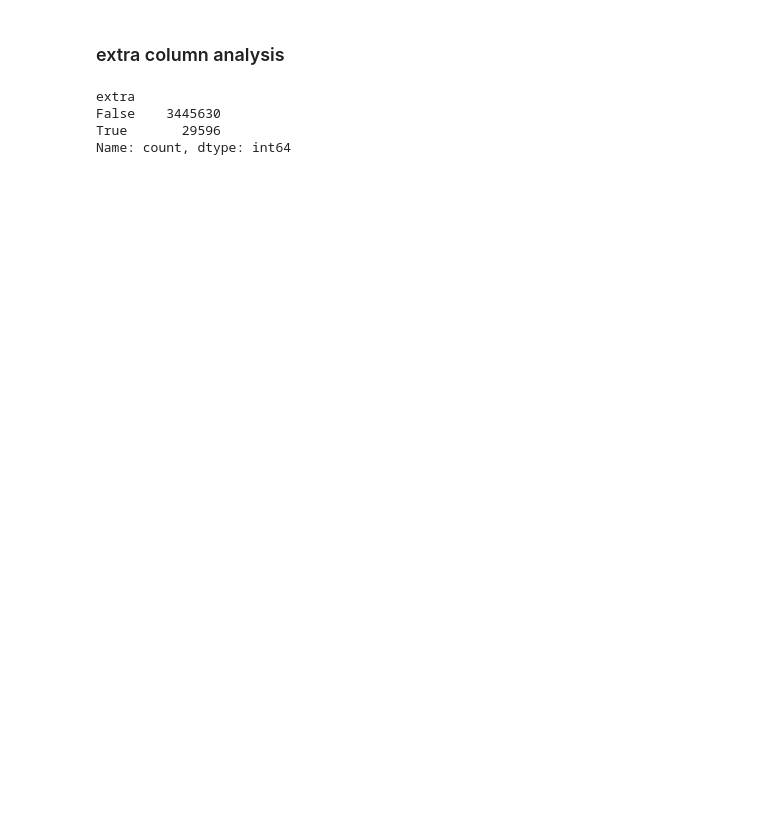
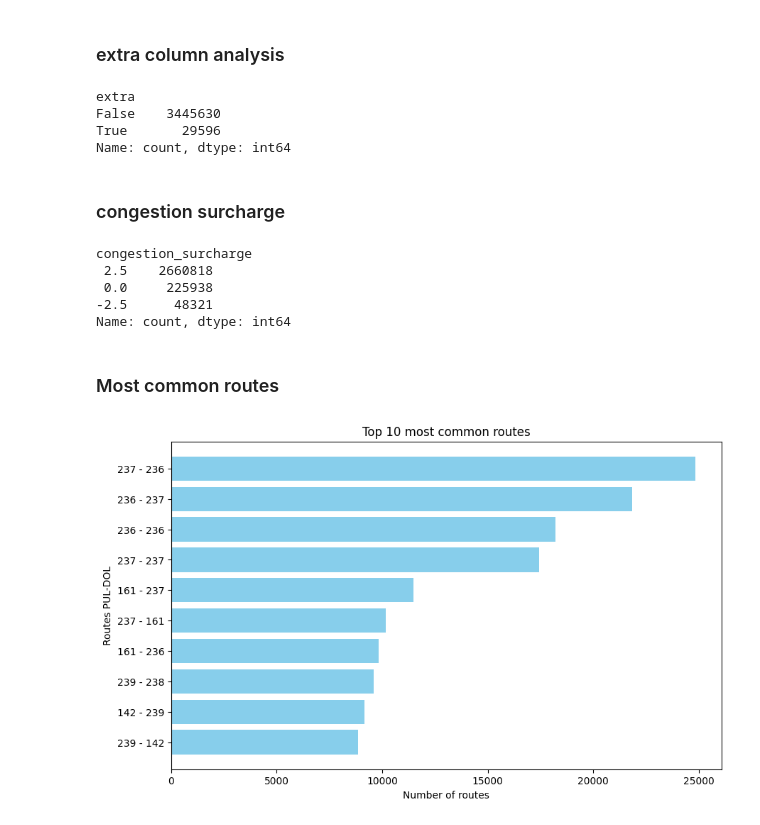
Before and after one commit to JestemSikora/ML-newyork-route-optimization, a Jupyter notebook: notebooks/0_eda.ipynb, the cells around one changed output. Drawn from its saved outputs; the diff is of its cells as text; code cells hidden in the pictures; blank space fills up the shorter version.

Commit message:
feat: most common route

```diff
--- a/notebooks/0_eda.ipynb
+++ b/notebooks/0_eda.ipynb
@@ -132,3 +147,34 @@ extra
 False    3445630
 True       29596
 Name: count, dtype: int64
+# %% [markdown]
+### congestion surcharge
+# %%
+df['congestion_surcharge'].value_counts()
+# %% [output]
+congestion_surcharge
+ 2.5    2660818
+ 0.0     225938
+-2.5      48321
+Name: count, dtype: int64
+# %% [markdown]
+### Most common routes
+# %%
+counts_df = df[['PULocationID', 'DOLocationID']].value_counts().reset_index(name='count')
+
+counts_df['route'] = counts_df['PULocationID'].astype(str) + ' - ' + counts_df['DOLocationID'].astype(str)
+top_counts = counts_df.head(10)
+Y_axis_labels = top_counts['route']
+X_axis_values = top_counts['count']
+
+
+plt.figure(figsize=(10, 6))
+plt.barh(Y_axis_labels, X_axis_values, color='skyblue')
+
+plt.xlabel('Number of routes')
+plt.ylabel('Routes PUL-DOL')
+plt.title('Top 10 most common routes')
+plt.gca().invert_yaxis()
+plt.show()
+# %% [output]
+[figure, added]
```
Also changed, not shown: parts of 4 cells of this notebook.
